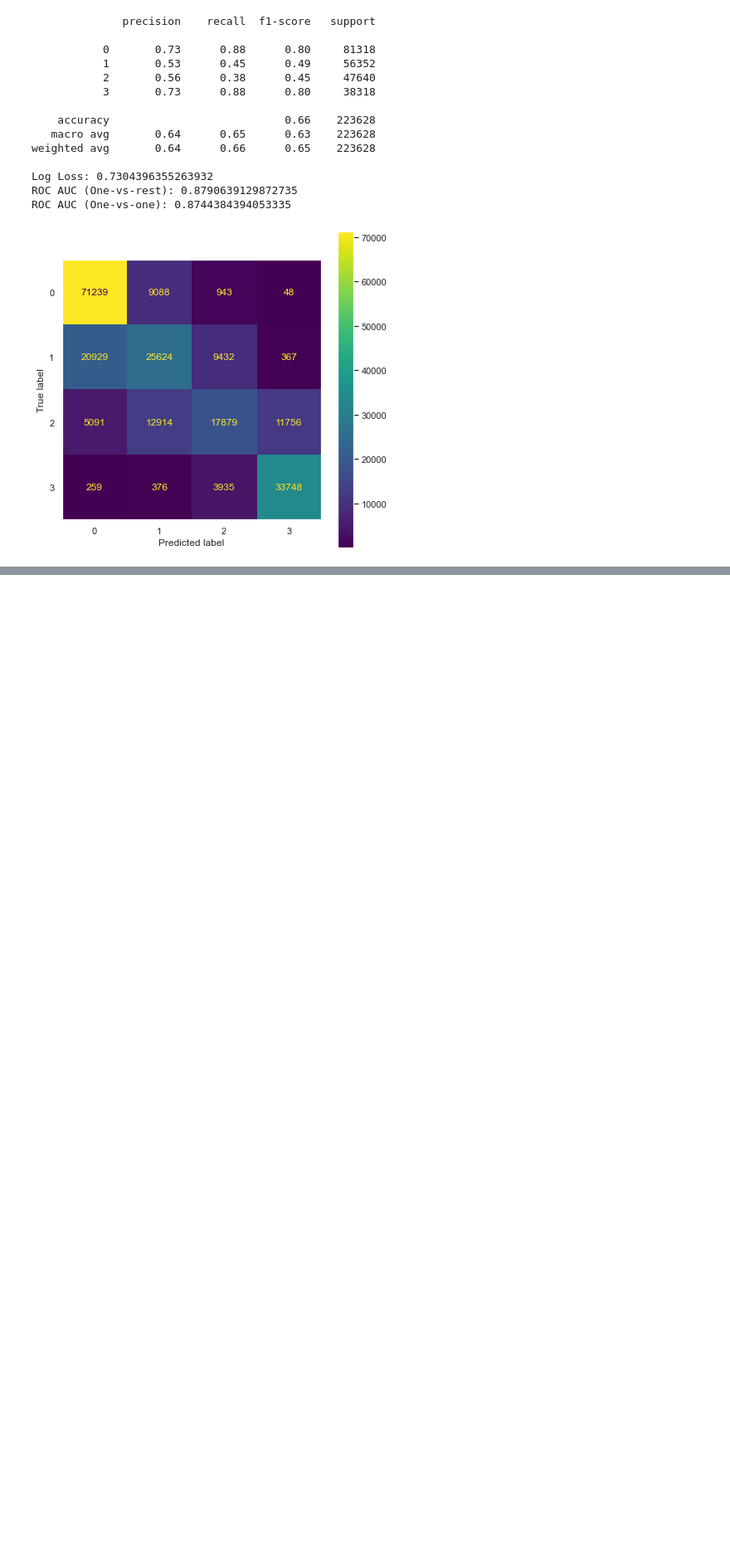
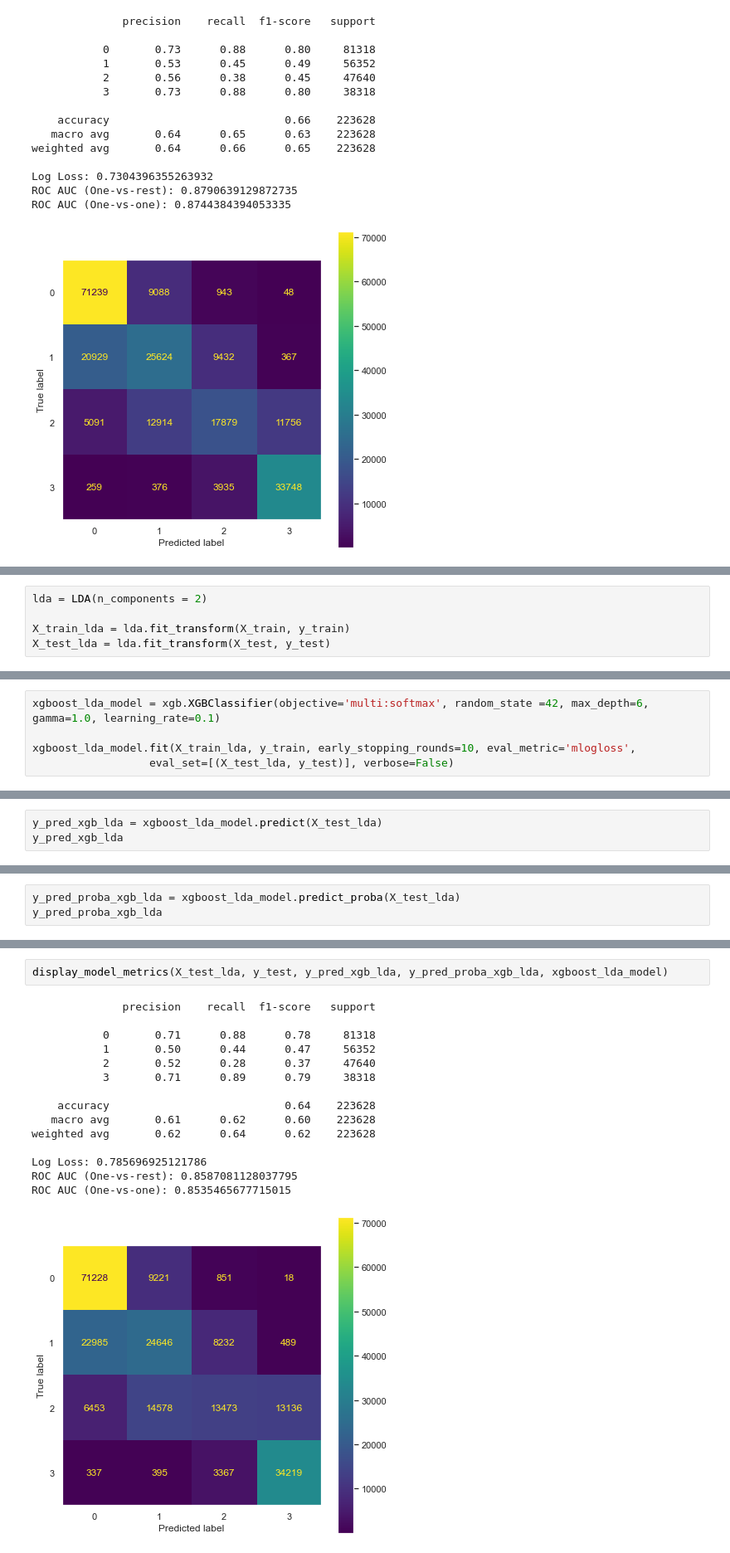
Before and after one commit to LiyanaRoslie/google-apps-ml, a Jupyter notebook: Playstore-ML.ipynb, the cells around one changed output, grey strips where cells are left out. Shown at 83% size. Cells and saved outputs as stored; diff of their text form; blank space fills up the shorter version.

```diff
--- a/Playstore-ML.ipynb
+++ b/Playstore-ML.ipynb
@@ -1021,0 +1166,5 @@ ROC AUC (One-vs-one): 0.8744384394053335
+# %%
+lda = LDA(n_components = 2)
+
+X_train_lda = lda.fit_transform(X_train, y_train)
+X_test_lda = lda.fit_transform(X_test, y_test)
@@ -1021,0 +1185,5 @@ ROC AUC (One-vs-one): 0.8744384394053335
+# %%
+xgboost_lda_model = xgb.XGBClassifier(objective='multi:softmax', random_state =42, max_depth=6, gamma=1.0, learning_rate=0.1)
+
+xgboost_lda_model.fit(X_train_lda, y_train, early_stopping_rounds=10, eval_metric='mlogloss',
+                  eval_set=[(X_test_lda, y_test)], verbose=False)
@@ -1021,0 +1200,3 @@ ROC AUC (One-vs-one): 0.8744384394053335
+# %%
+y_pred_xgb_lda = xgboost_lda_model.predict(X_test_lda)
+y_pred_xgb_lda
@@ -1021,0 +1205,3 @@ ROC AUC (One-vs-one): 0.8744384394053335
+# %%
+y_pred_proba_xgb_lda = xgboost_lda_model.predict_proba(X_test_lda)
+y_pred_proba_xgb_lda
@@ -1021,0 +1218,18 @@ ROC AUC (One-vs-one): 0.8744384394053335
+# %%
+display_model_metrics(X_test_lda, y_test, y_pred_xgb_lda, y_pred_proba_xgb_lda, xgboost_lda_model)
+# %% [output]
+              precision    recall  f1-score   support
+
+           0       0.71      0.88      0.78     81318
+           1       0.50      0.44      0.47     56352
+           2       0.52      0.28      0.37     47640
+           3       0.71      0.89      0.79     38318
+
+    accuracy                           0.64    223628
+   macro avg       0.61      0.62      0.60    223628
+weighted avg       0.62      0.64      0.62    223628
+
+Log Loss: 0.785696925121786
+ROC AUC (One-vs-rest): 0.8587081128037795
+ROC AUC (One-vs-one): 0.8535465677715015
+[figure, added]
```
Also changed, not shown: parts of 30 cells of this notebook.
